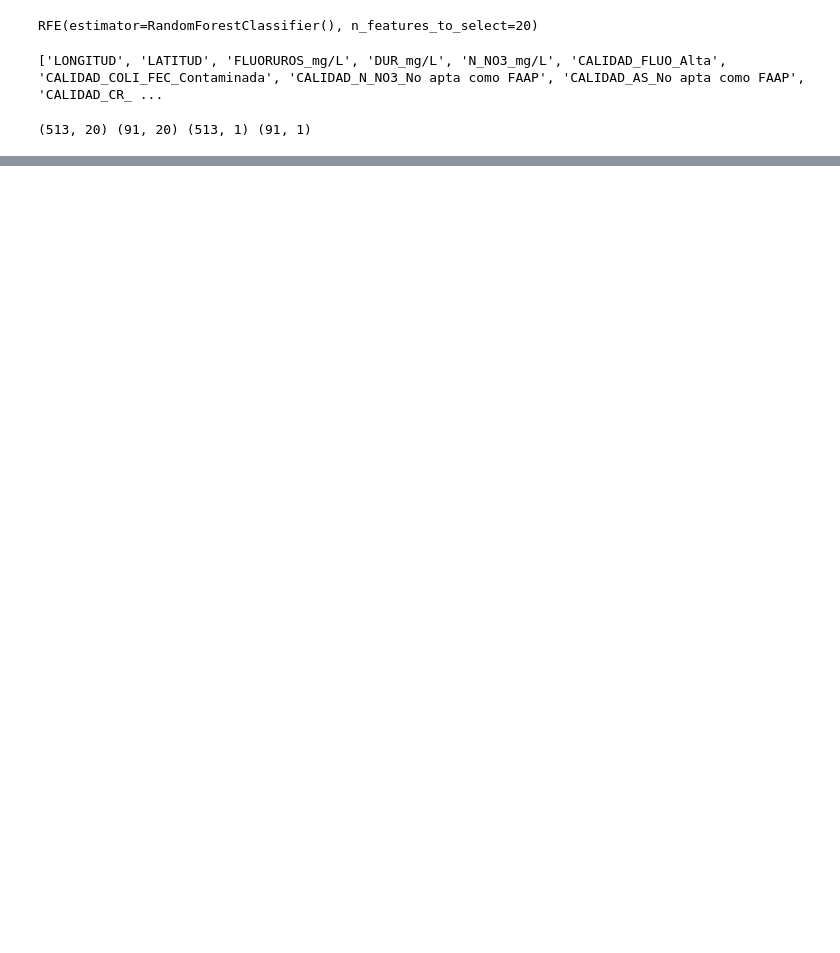
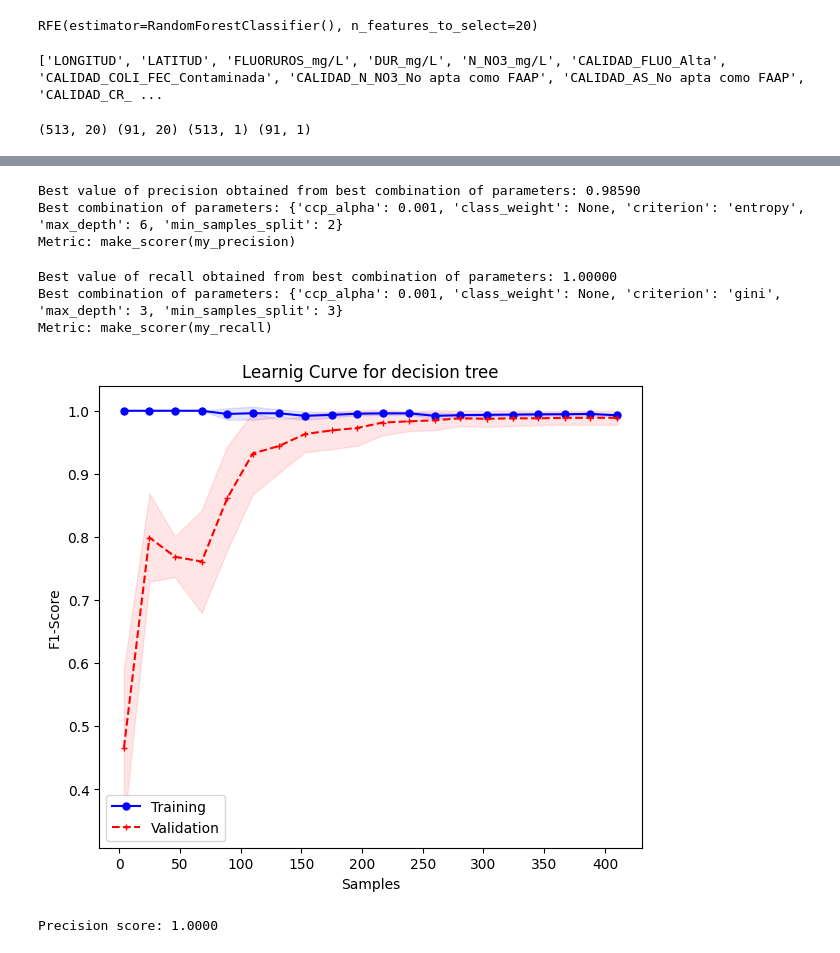
Before and after one commit to PosgradoMNA/actividades-del-projecto-cad_equipo_11, a Jupyter notebook: notebooks/reto_entrega_2.ipynb, the cells around one changed output, grey strips where cells are left out. Drawn from its saved outputs; the diff is of its cells as text; code cells hidden in the pictures; blank space fills up the shorter version.

Commit message:
model evaluation

```diff
--- a/notebooks/reto_entrega_2.ipynb
+++ b/notebooks/reto_entrega_2.ipynb
@@ -51,0 +171,78 @@ print(X_train.shape, X_test.shape, y_train.shape, y_test.shape)
+# %%
+dtc_model = DecisionTreeClassifier()
+
+parameters = {'ccp_alpha': [0.001, 0.01, 0.1, 0.99],
+                'criterion': ['gini', 'entropy', 'log_loss'],
+                'max_depth': [3,4,5,6,7,8,9,10,15,20],
+                'min_samples_split': [2,3,4,5,6,7,8,9,10,15,20],
+                'class_weight': [None, 'balanced']}
+
+cv = RepeatedStratifiedKFold(n_splits=5, n_repeats=3, random_state=42)
+
+grid_dtc = GridSearchCV(estimator=dtc_model,
+                    param_grid=parameters,
+                    cv=cv,
+                    scoring=make_scorer(my_precision),
+                    n_jobs=-1)
+
+grid_dtc.fit(X_train, np.ravel(y_train))
+
+evaluateGridModel(grid_dtc, 'precision')
+# %% [output]
+Best value of precision obtained from best combination of parameters: 0.98590
+Best combination of parameters: {'ccp_alpha': 0.001, 'class_weight': None, 'criterion': 'entropy', 'max_depth': 6, 'min_samples_split': 2}
+Metric: make_scorer(my_precision)
+# %%
+rfc_model = RandomForestClassifier()
+
+parameters = {'ccp_alpha': [0.001, 0.01, 0.1, 0.99],
+                'criterion': ['gini', 'entropy', 'log_loss'],
+                'max_depth': [3,4,5,6,7,8,9,10],
+                'min_samples_split': [2,3,4,5,6,7,8,9,10],
+                'class_weight': [None, 'balanced', 'balanced_subsample']}
+
+cv = RepeatedStratifiedKFold(n_splits=5, n_repeats=3, random_state=42)
+
+grid_rfc = GridSearchCV(
+  estimator=rfc_model,
+  param_grid=parameters,
+  cv=cv,
+  scoring=make_scorer(my_recall),
+  n_jobs=-1
+) # parallel jobs in CPU
+
+grid_rfc.fit(X_train, np.ravel(y_train))
+
+evaluateGridModel(grid_rfc, 'recall')
+# %% [output]
+Best value of recall obtained from best combination of parameters: 1.00000
+Best combination of parameters: {'ccp_alpha': 0.001, 'class_weight': None, 'criterion': 'gini', 'max_depth': 3, 'min_samples_split': 3}
+Metric: make_scorer(my_recall)
+# %%
+delta_a = np.linspace(0.01, 1, 20)
+cv = RepeatedStratifiedKFold(n_splits=5, n_repeats=3, random_state=42)
+model = DecisionTreeClassifier(
+    ccp_alpha=0.001,
+    criterion='entropy',
+    max_depth=6,
+    min_samples_split=2
+)
+train_sizes, train_scores, test_scores = learning_curve(
+    model,
+    X_train,
+    np.ravel(y_train),
+    train_sizes=delta_a,
+    cv=cv,
+    scoring=make_scorer(my_f1score),
+    n_jobs=-1
+)
+
+mi_LearningCurvePlot(train_sizes, train_scores, test_scores,
+                     title="Learnig Curve for decision tree",
+                     xlabel="Samples",
+                     ylabel="F1-Score"
+                    )
+evaluate_metrics(model, X_train, y_train, X_test, y_test, 'precision')
+# %% [output]
+[figure, added]
+Precision score: 1.0000
```
Also changed, not shown: parts of 8 cells of this notebook, 1 other file.
